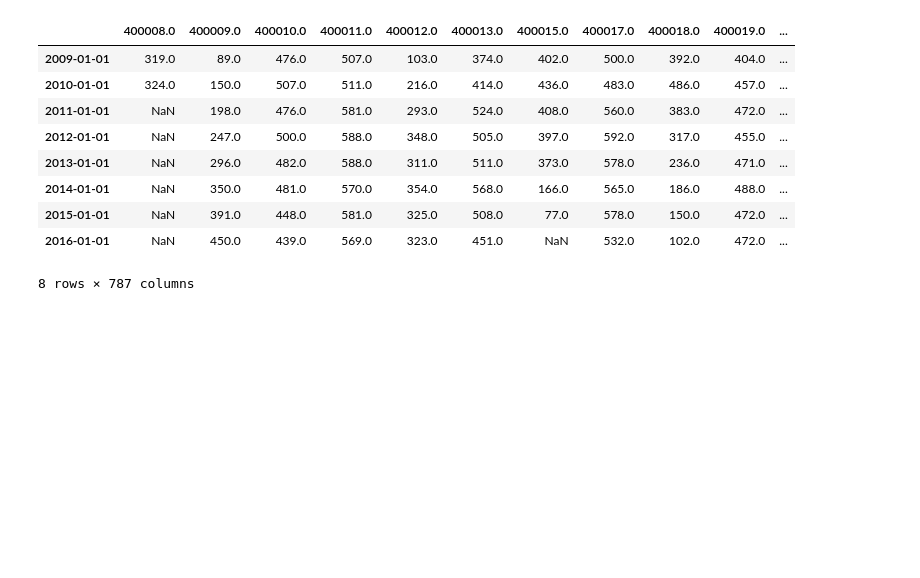
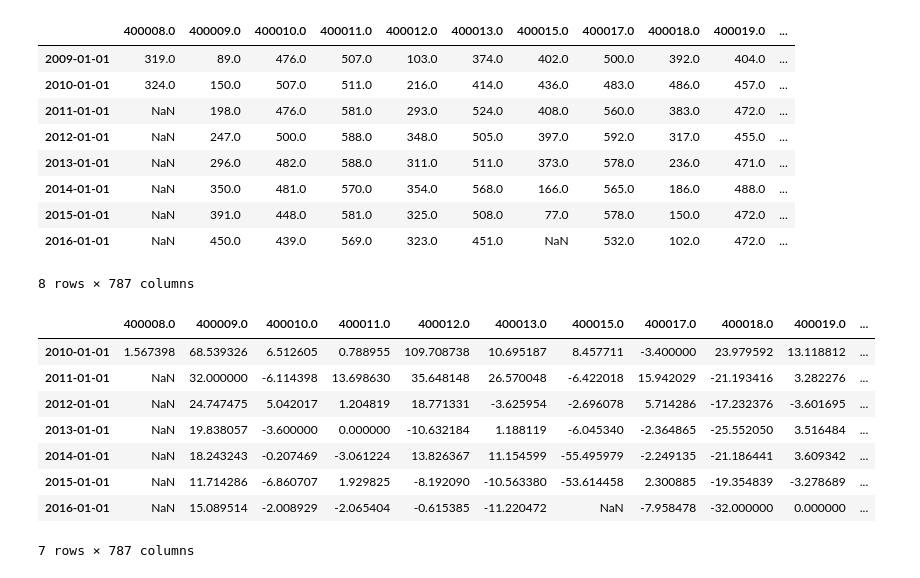
Before and after one commit to brickett/CUE, a Jupyter notebook: AttendanceProjection.ipynb, the cells around one changed output. Drawn from its saved outputs; the diff is of its cells as text; code cells hidden in the pictures; blank space fills up the shorter version.

```diff
--- a/AttendanceProjection.ipynb
+++ b/AttendanceProjection.ipynb
@@ -134,3 +136,18 @@ fullset
 | 2015-01-01 | NaN | 391.0 | 448.0 | 581.0 | 325.0 | 508.0 | 77.0 | 578.0 | 150.0 | 472.0 | ... |
 | 2016-01-01 | NaN | 450.0 | 439.0 | 569.0 | 323.0 | 451.0 | NaN | 532.0 | 102.0 | 472.0 | ... |
 8 rows × 787 columns
+# %%
+PGrow = 100*(fullset/fullset.shift(1)-1)
+PGrow = PGrow.dropna(how='all')
+# %%
+PGrow
+# %% [output]
+|  | 400008.0 | 400009.0 | 400010.0 | 400011.0 | 400012.0 | 400013.0 | 400015.0 | 400017.0 | 400018.0 | 400019.0 | ... |
+| 2010-01-01 | 1.567398 | 68.539326 | 6.512605 | 0.788955 | 109.708738 | 10.695187 | 8.457711 | -3.400000 | 23.979592 | 13.118812 | ... |
+| 2011-01-01 | NaN | 32.000000 | -6.114398 | 13.698630 | 35.648148 | 26.570048 | -6.422018 | 15.942029 | -21.193416 | 3.282276 | ... |
+| 2012-01-01 | NaN | 24.747475 | 5.042017 | 1.204819 | 18.771331 | -3.625954 | -2.696078 | 5.714286 | -17.232376 | -3.601695 | ... |
+| 2013-01-01 | NaN | 19.838057 | -3.600000 | 0.000000 | -10.632184 | 1.188119 | -6.045340 | -2.364865 | -25.552050 | 3.516484 | ... |
+| 2014-01-01 | NaN | 18.243243 | -0.207469 | -3.061224 | 13.826367 | 11.154599 | -55.495979 | -2.249135 | -21.186441 | 3.609342 | ... |
+| 2015-01-01 | NaN | 11.714286 | -6.860707 | 1.929825 | -8.192090 | -10.563380 | -53.614458 | 2.300885 | -19.354839 | -3.278689 | ... |
+| 2016-01-01 | NaN | 15.089514 | -2.008929 | -2.065404 | -0.615385 | -11.220472 | NaN | -7.958478 | -32.000000 | 0.000000 | ... |
+7 rows × 787 columns
```
Also changed, not shown: parts of 1 cell of this notebook.
